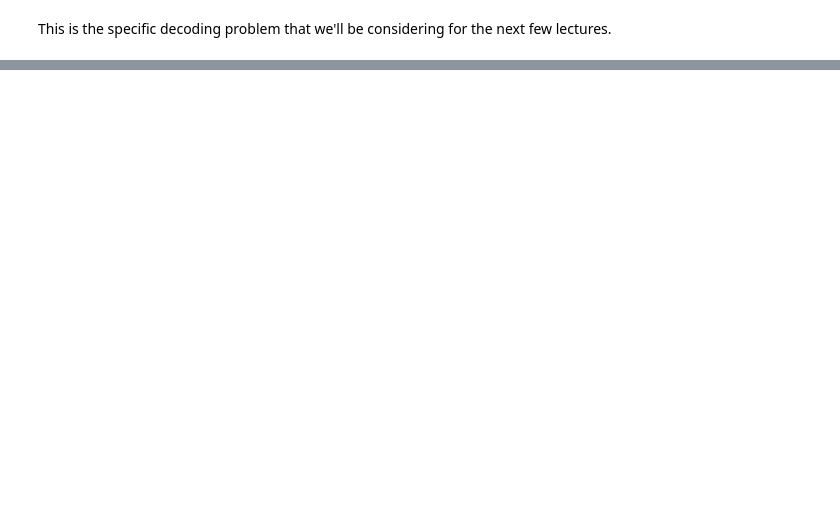
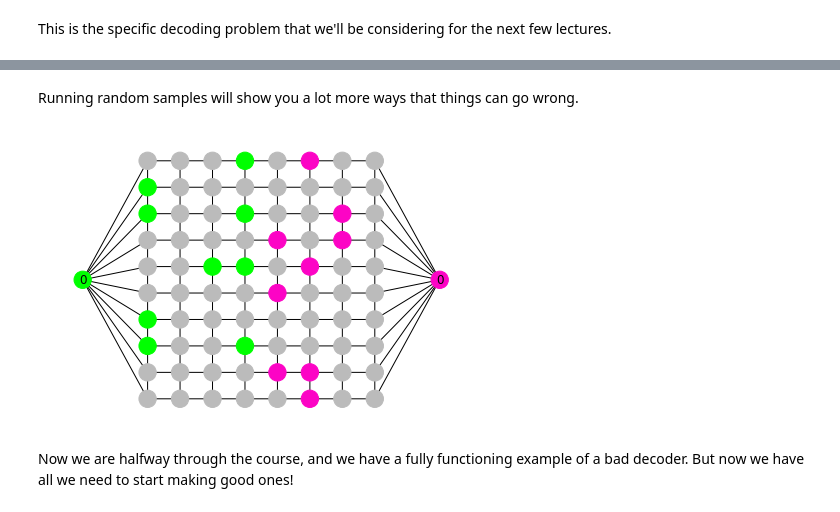
Before and after one commit to quantumjim/qec_lectures, a Jupyter notebook: lecture-2.ipynb, the cells around one changed output, grey strips where cells are left out. Saved outputs shown, nothing was run; the diff lists cells and outputs as text; code cells hidden in the pictures; blank space fills up the shorter version.

```diff
--- a/lecture-2.ipynb
+++ b/lecture-2.ipynb
@@ -551,0 +646,10 @@ Here we see that larger codes behave worse than smaller ones. This is not the be
+# %% [markdown]
+Running random samples will show you a lot more ways that things can go wrong.
+# %%
+game = Decodoku(d=d, process=process_better)
+
+game.draw_graph()
+# %% [output]
+[figure, added]
+# %% [markdown]
+Now we are halfway through the course, and we have a fully functioning example of a bad decoder. But now we have all we need to start making good ones!
```
Also changed, not shown: parts of 33 cells of this notebook.
